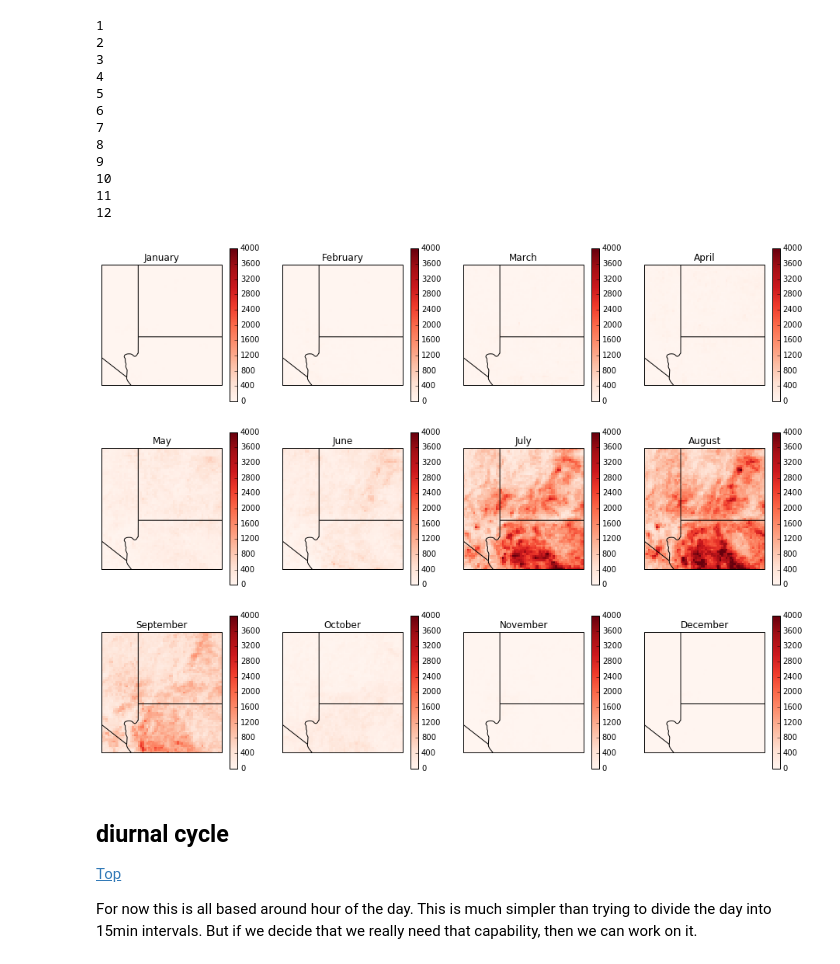
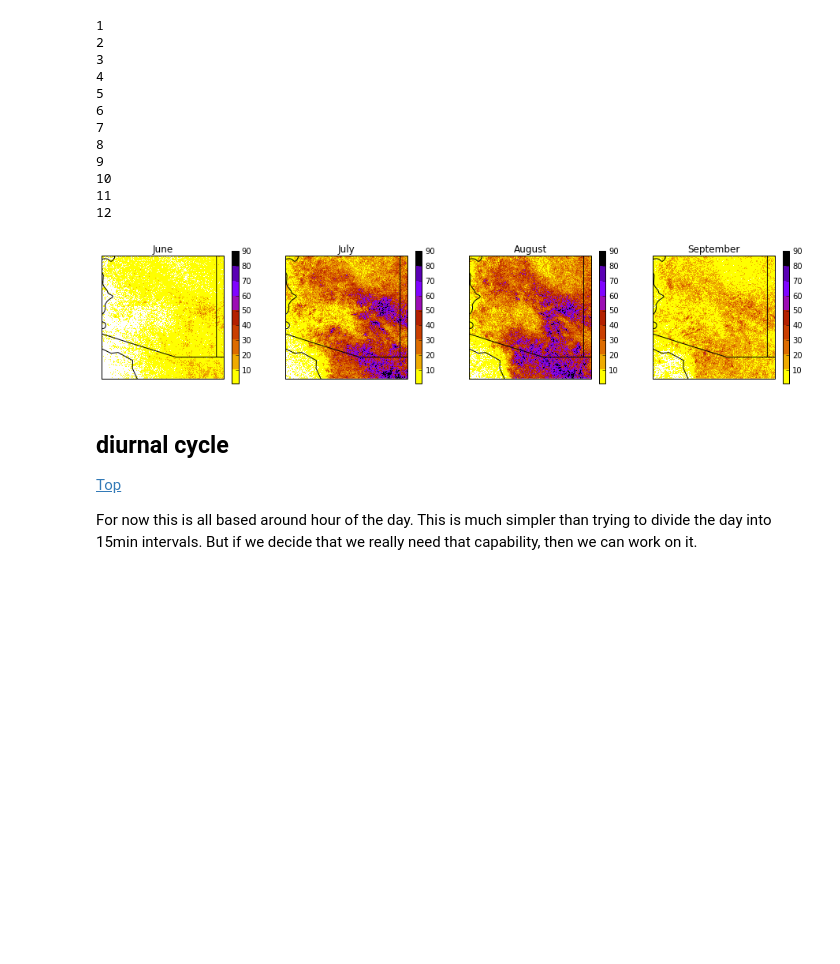
Before and after one commit to jsignell/lightning-tools, a Jupyter notebook: Regional Computations.ipynb, the cells around one changed output. Cells and saved outputs as stored; diff of their text form; code cells hidden in the pictures; blank space fills up the shorter version.

Commit message:
updating, and adding full city notebook

```diff
--- a/Regional Computations.ipynb
+++ b/Regional Computations.ipynb
@@ -77,6 +77,6 @@ cities['cedar']
  'r': 3}
 # %%
-c = Region(city=cities['cedar'])
+c = Region(city=cities['phoenix'])
 c.define_grid(nbins=600)
 # %%
 MMDC_grid = {}
@@ -102,14 +102,15 @@ for m in range(1,13):
 11
 12
 # %%
-plt.figure(figsize=(16, 12))
-for m in months.keys():
-    ax = background(plt.subplot(3, 4, m, projection=ccrs.PlateCarree()))
-    den = ax.pcolor(c.gridx, c.gridy, MMFC_grid[m], cmap='Reds', vmin=0, vmax=4000)
+plt.figure(figsize=(16, 3))
+n=1
+for m in [6,7,8,9]:
+    ax = background(plt.subplot(1, 4, n, projection=ccrs.PlateCarree()))
+    c.plot_grid(MMFC_grid[m], vmin=1, vmax=90, cbar=True, ax=ax)
     ax.set_title(months[m])
-    plt.colorbar(den, ax=ax)
+    n+=1
 # %% [output]
-[figure, old version]
+[figure, new version]
 # %% [markdown]
 ## diurnal cycle
 [Top](#Python-programs)
```
Also changed, not shown: parts of 14 cells of this notebook, 1 other file.
